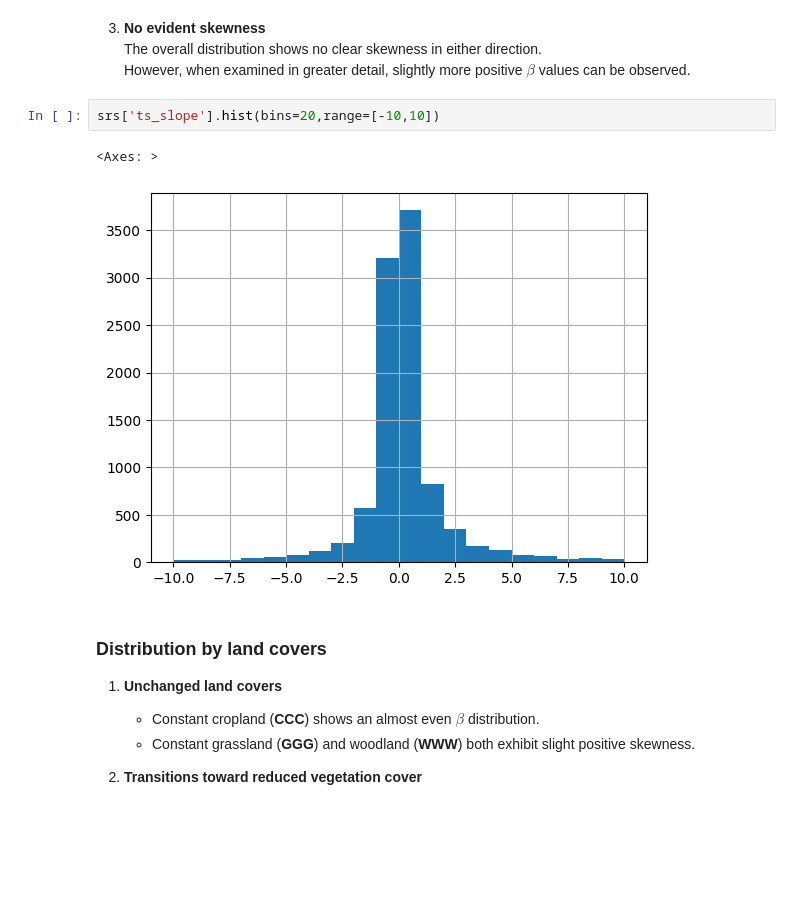
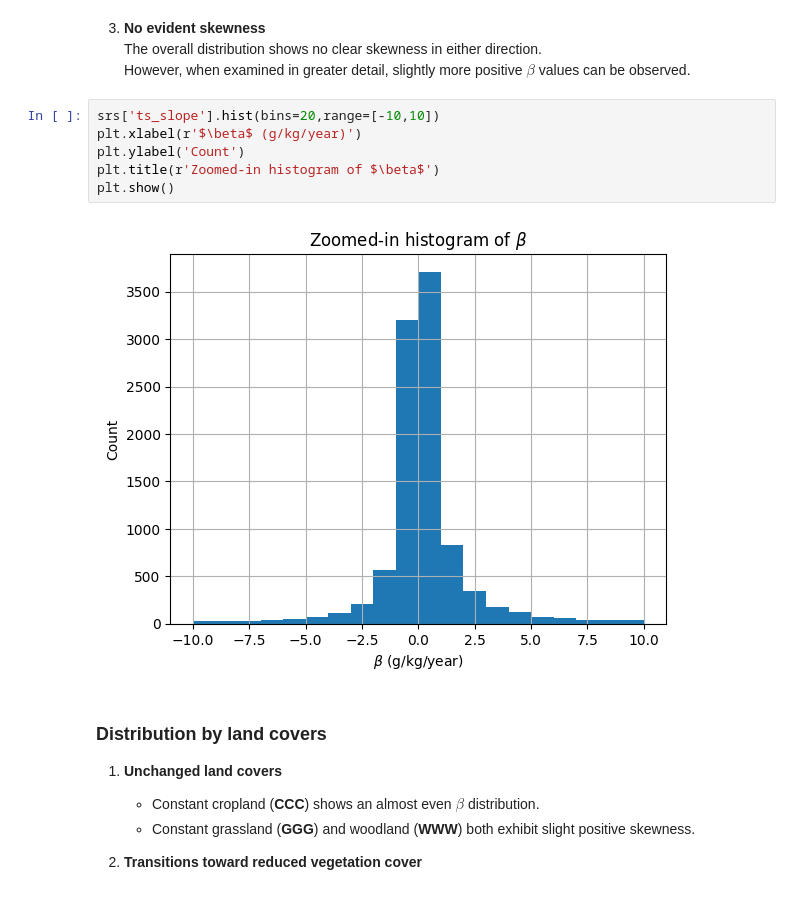
Before and after one commit to Meng2077/trend-with-uncertainty, a Jupyter notebook: 04b_plot_lucas.tmporal.variability.ipynb, the cells around one changed output. Saved outputs shown, nothing was run; the diff lists cells and outputs as text; blank space fills up the shorter version.

```diff
--- a/04b_plot_lucas.tmporal.variability.ipynb
+++ b/04b_plot_lucas.tmporal.variability.ipynb
@@ -214,9 +218,12 @@ srs['ts_slope'].hist(bins=120,range=[-60,60])
    However, when examined in greater detail, slightly more positive $\beta$ values can be observed.
 # %%
 srs['ts_slope'].hist(bins=20,range=[-10,10])
+plt.xlabel(r'$\beta$ (g/kg/year)')
+plt.ylabel('Count')
+plt.title(r'Zoomed-in histogram of $\beta$')
+plt.show()
 # %% [output]
-<Axes: >
-[figure, old version]
+[figure, new version]
 # %% [markdown]
 ### Distribution by land covers
 
```
Also changed, not shown: parts of 4 cells of this notebook.
